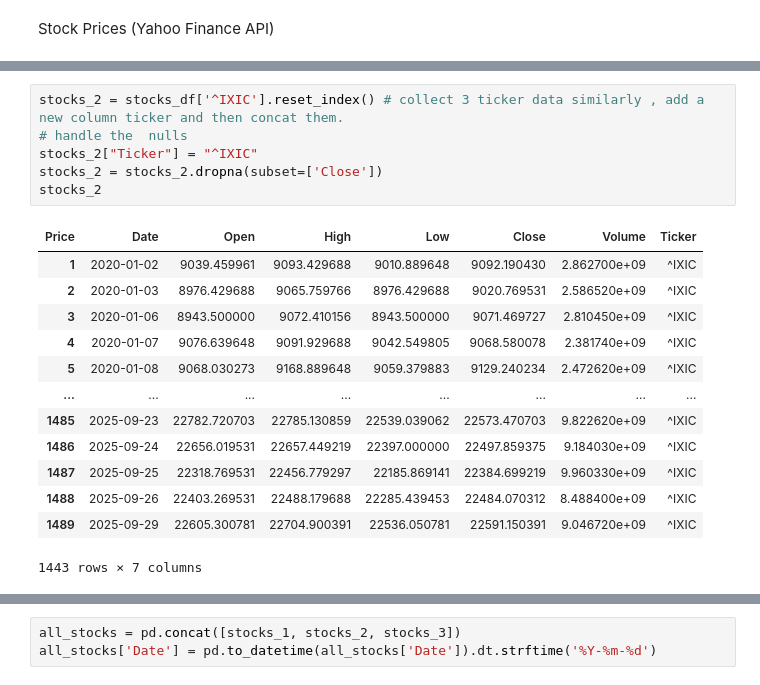
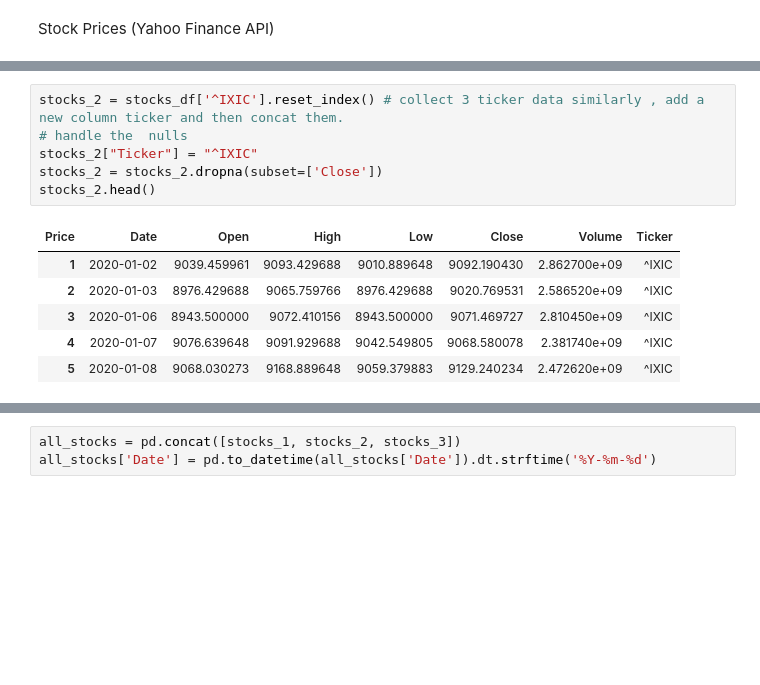
Before and after one commit to Mahendran1987-boob/Cross_Market_Analysis_Crypto-_Oil_-_Stocks, a Jupyter notebook: Cross_Market_Analysis_Crypto,_Oil_&_Stocks.ipynb, the cells around one changed output, grey strips where cells are left out. Saved outputs shown, nothing was run; the diff lists cells and outputs as text; blank space fills up the shorter version.

```diff
--- a/Cross_Market_Analysis_Crypto,_Oil_&_Stocks.ipynb
+++ b/Cross_Market_Analysis_Crypto,_Oil_&_Stocks.ipynb
@@ -302,23 +281,16 @@ stocks_1
 # %%
 stocks_2 = stocks_df['^IXIC'].reset_index() # collect 3 ticker data similarly , add a new column ticker and then concat them.
 # handle the  nulls
 stocks_2["Ticker"] = "^IXIC"
 stocks_2 = stocks_2.dropna(subset=['Close'])
-stocks_2
+stocks_2.head()
 # %% [output]
 | Price | Date | Open | High | Low | Close | Volume | Ticker |
 | 1 | 2020-01-02 | 9039.459961 | 9093.429688 | 9010.889648 | 9092.190430 | 2.862700e+09 | ^IXIC |
 | 2 | 2020-01-03 | 8976.429688 | 9065.759766 | 8976.429688 | 9020.769531 | 2.586520e+09 | ^IXIC |
 | 3 | 2020-01-06 | 8943.500000 | 9072.410156 | 8943.500000 | 9071.469727 | 2.810450e+09 | ^IXIC |
 | 4 | 2020-01-07 | 9076.639648 | 9091.929688 | 9042.549805 | 9068.580078 | 2.381740e+09 | ^IXIC |
 | 5 | 2020-01-08 | 9068.030273 | 9168.889648 | 9059.379883 | 9129.240234 | 2.472620e+09 | ^IXIC |
-| ... | ... | ... | ... | ... | ... | ... | ... |
-| 1485 | 2025-09-23 | 22782.720703 | 22785.130859 | 22539.039062 | 22573.470703 | 9.822620e+09 | ^IXIC |
-| 1486 | 2025-09-24 | 22656.019531 | 22657.449219 | 22397.000000 | 22497.859375 | 9.184030e+09 | ^IXIC |
-| 1487 | 2025-09-25 | 22318.769531 | 22456.779297 | 22185.869141 | 22384.699219 | 9.960330e+09 | ^IXIC |
-| 1488 | 2025-09-26 | 22403.269531 | 22488.179688 | 22285.439453 | 22484.070312 | 8.488400e+09 | ^IXIC |
-| 1489 | 2025-09-29 | 22605.300781 | 22704.900391 | 22536.050781 | 22591.150391 | 9.046720e+09 | ^IXIC |
-1443 rows × 7 columns
 # %%
 stocks_3 = stocks_df['^NSEI'].reset_index() # collect 3 ticker data similarly , add a new column ticker and then concat them.
 # handle the  nulls
```
Also changed, not shown: parts of 16 cells of this notebook.
